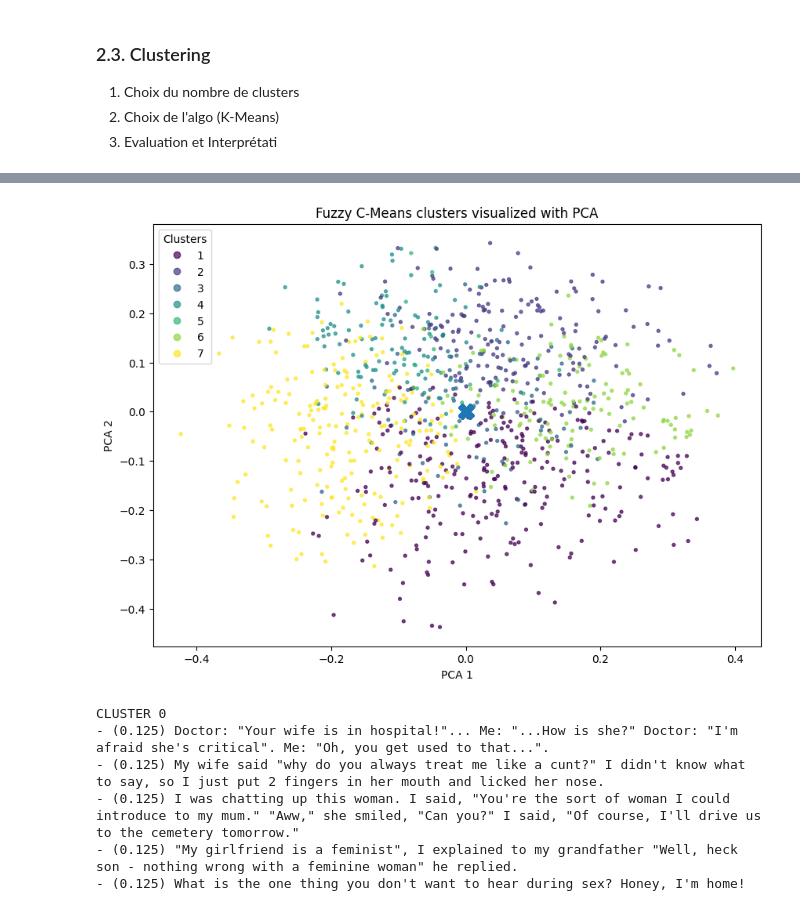
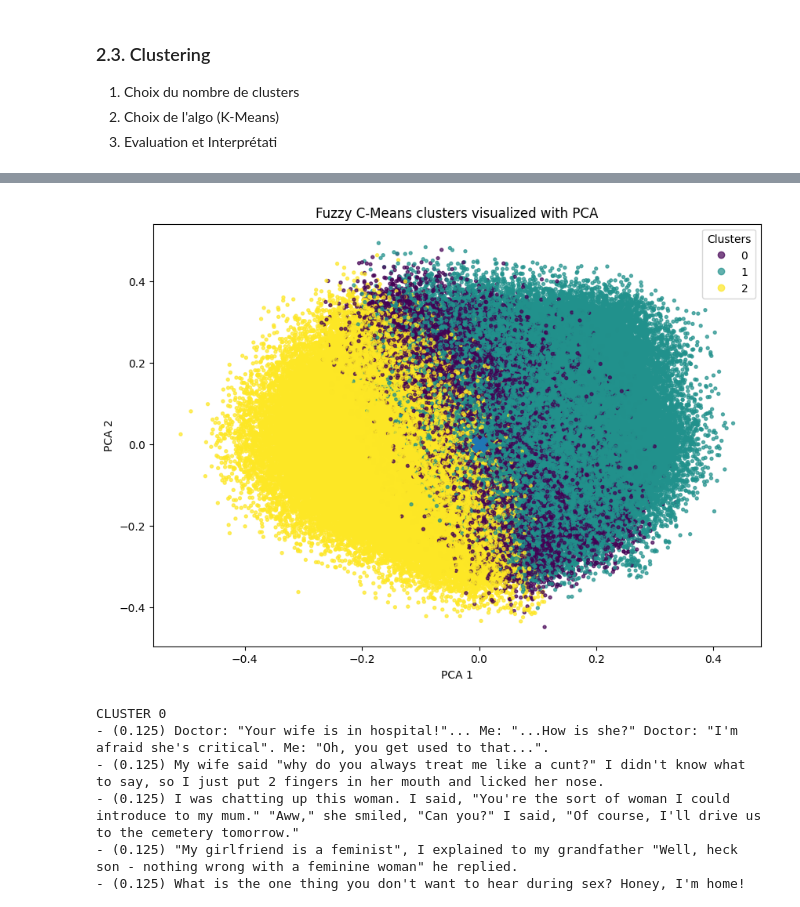
Before and after one commit to realhugoviana/jokes_clustering, a Jupyter notebook: joke_clustering.ipynb, the cells around one changed output, grey strips where cells are left out. Drawn from its saved outputs; the diff is of its cells as text; code cells hidden in the pictures.

```diff
--- a/joke_clustering.ipynb
+++ b/joke_clustering.ipynb
@@ -53,6 +54,5 @@ Le dataset ici
 path = kagglehub.dataset_download("abhinavmoudgil95/short-jokes")
 
 df = pd.read_csv(os.path.join(path, "shortjokes.csv"))
-df = df.sample(n=1000, random_state=42)
 print(df.head())
 # %% [output]
@@ -184,7 +172,7 @@ import numpy as np
 import matplotlib.pyplot as plt
 from sklearn.decomposition import PCA
 
-K = 8
+K = 30
 
 X = np.vstack(df["embedding"].values)
 
@@ -219,13 +207,41 @@ plt.title("K-means clusters visualized with PCA")
 plt.legend(*scatter.legend_elements(), title="Clusters")
 plt.show()
 
+# for cluster_id in sorted(df["cluster"].unique()):
+#     subset = df[df["cluster"] == cluster_id]
+
+#     print(f"CLUSTER {cluster_id} | size = {len(subset)}")
+
+#     sample = subset["Joke"].sample(min(15, len(subset)), random_state=42)
+
+#     for j in sample:
+#         print("-", j)
+
+# Compute distances from each joke to its cluster centroid (per-joke distance)
+joke_distances = []
+for i, embedding in enumerate(X):
+    cluster_idx = labels[i]
+    dist = np.linalg.norm(embedding - kmeans.cluster_centers_[cluster_idx])
+    joke_distances.append((i, df.iloc[i]["Joke"], dist))  # Store (index, joke, distance)
+
+# Sort by distance and pick top 5 per cluster
 for cluster_id in sorted(df["cluster"].unique()):
     subset = df[df["cluster"] == cluster_id]
-
     print(f"CLUSTER {cluster_id} | size = {len(subset)}")
 
-    sample = subset["Joke"].sample(min(15, len(subset)), random_state=42)
+    # Extract indices of jokes belonging to this cluster
+    cluster_indices = [idx for idx, _, _ in joke_distances if labels[idx] == cluster_id]
 
-    for j in sample:
+    # Create a list of (joke, distance) pairs for this cluster
+    cluster_jokes_with_dist = []
+    for idx, joke, dist in joke_distances:
+        if idx in cluster_indices:  # Only include jokes from this cluster
+            cluster_jokes_with_dist.append((joke, dist))
+
+    # Sort by distance and pick top 5 closest jokes
+    sorted_cluster_jokes = sorted(cluster_jokes_with_dist, key=lambda x: x[1])
+    top_5 = [joke for joke, _ in sorted_cluster_jokes[:min(5, len(cluster_jokes_with_dist))]]
+
+    for j in top_5:
         print("-", j)
 # %% [output]
@@ -256,7 +272,7 @@ import matplotlib.pyplot as plt
 from sklearn.decomposition import PCA
 import skfuzzy as fuzz
 
-K = 8
+K = 3
 
 # matrice des embeddings
 X = np.vstack(df["embedding"].values)   # shape: (n_samples, n_features)
@@ -321,4 +341,4 @@ Fuzzy Partition Coefficient (FPC) = 0.1250
-[figure, old version]
+[figure, new version]
 # %%
 # top most representative jokes
 for cluster_id in range(K):
```
Also changed, not shown: parts of 8 cells of this notebook.
